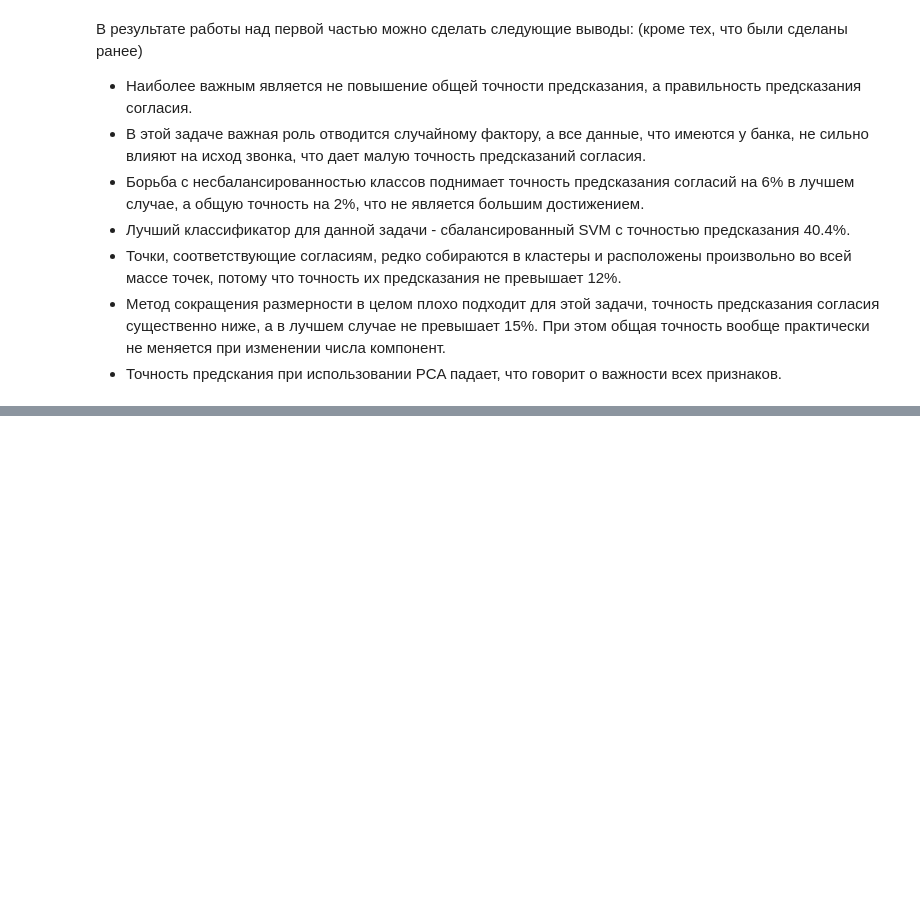
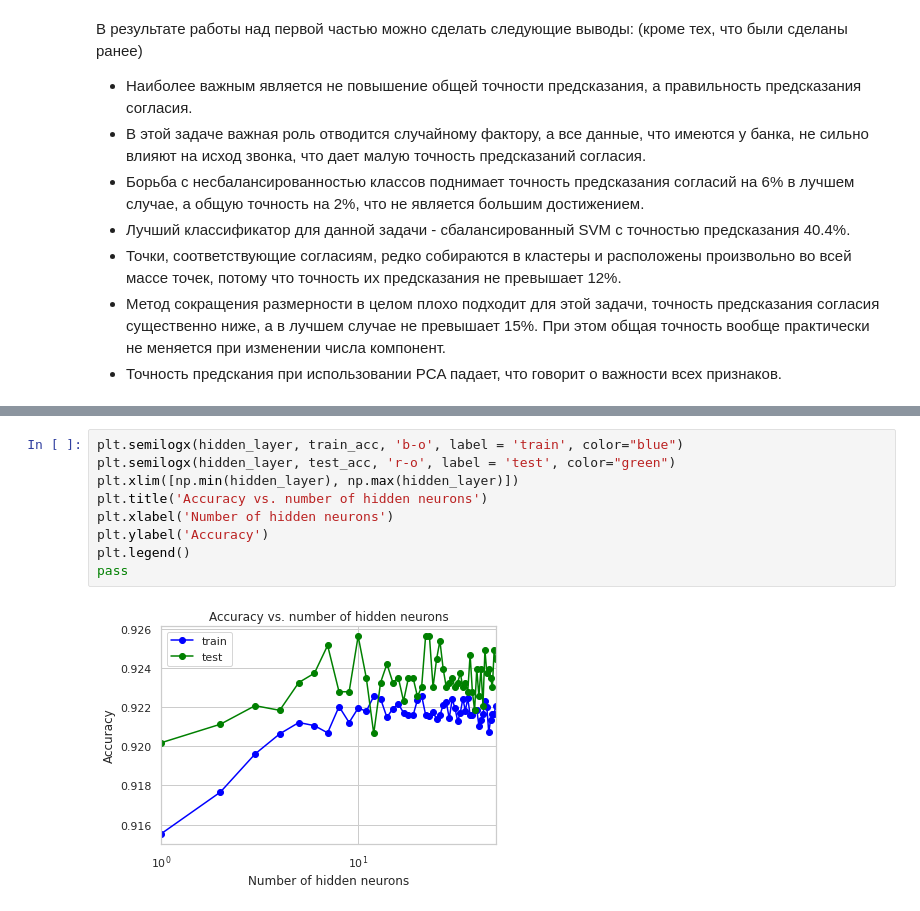
Before and after one commit to KirillYashin/ML_Hometasks, a Jupyter notebook: HW_1_YashinKE.ipynb, the cells around one changed output, grey strips where cells are left out. Drawn from its saved outputs; the diff is of its cells as text; blank space fills up the shorter version.

```diff
--- a/HW_1_YashinKE.ipynb
+++ b/HW_1_YashinKE.ipynb
@@ -598,0 +822,11 @@ N Components | Train score | Test score | Accepted score
+# %%
+plt.semilogx(hidden_layer, train_acc, 'b-o', label = 'train', color="blue")
+plt.semilogx(hidden_layer, test_acc, 'r-o', label = 'test', color="green")
+plt.xlim([np.min(hidden_layer), np.max(hidden_layer)])
+plt.title('Accuracy vs. number of hidden neurons')
+plt.xlabel('Number of hidden neurons')
+plt.ylabel('Accuracy')
+plt.legend()
+pass
+# %% [output]
+[figure, added]
```
Also changed, not shown: parts of 61 cells of this notebook.
